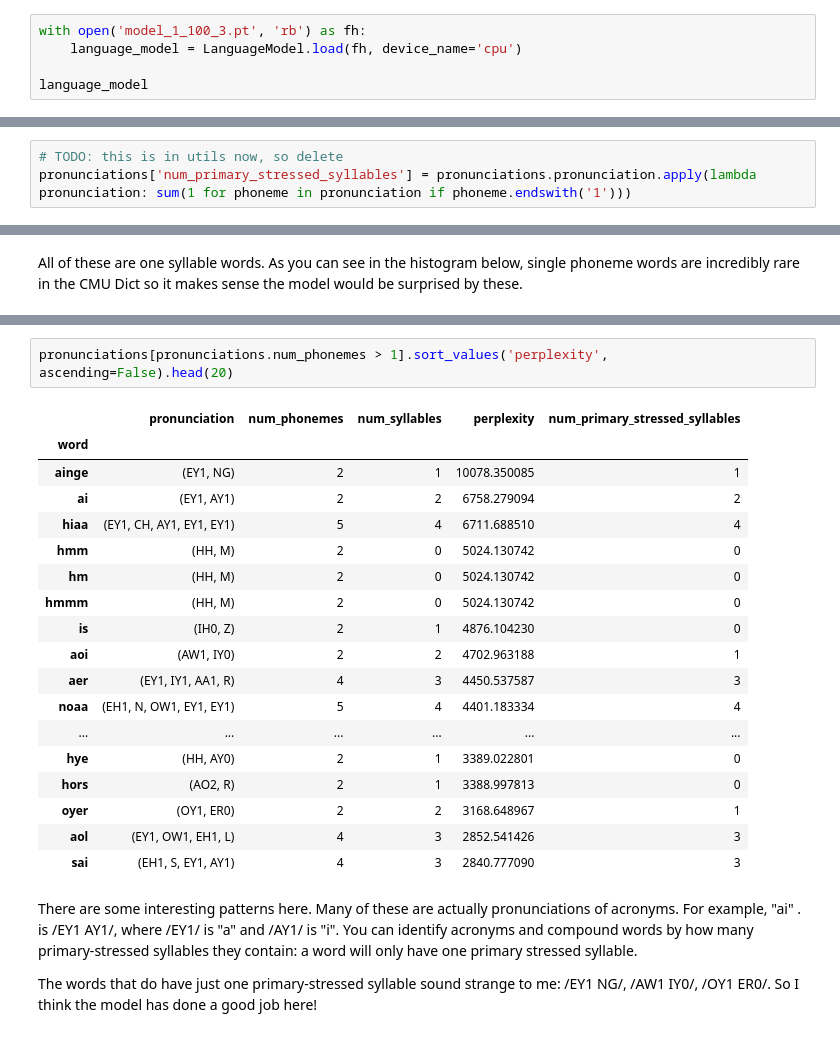
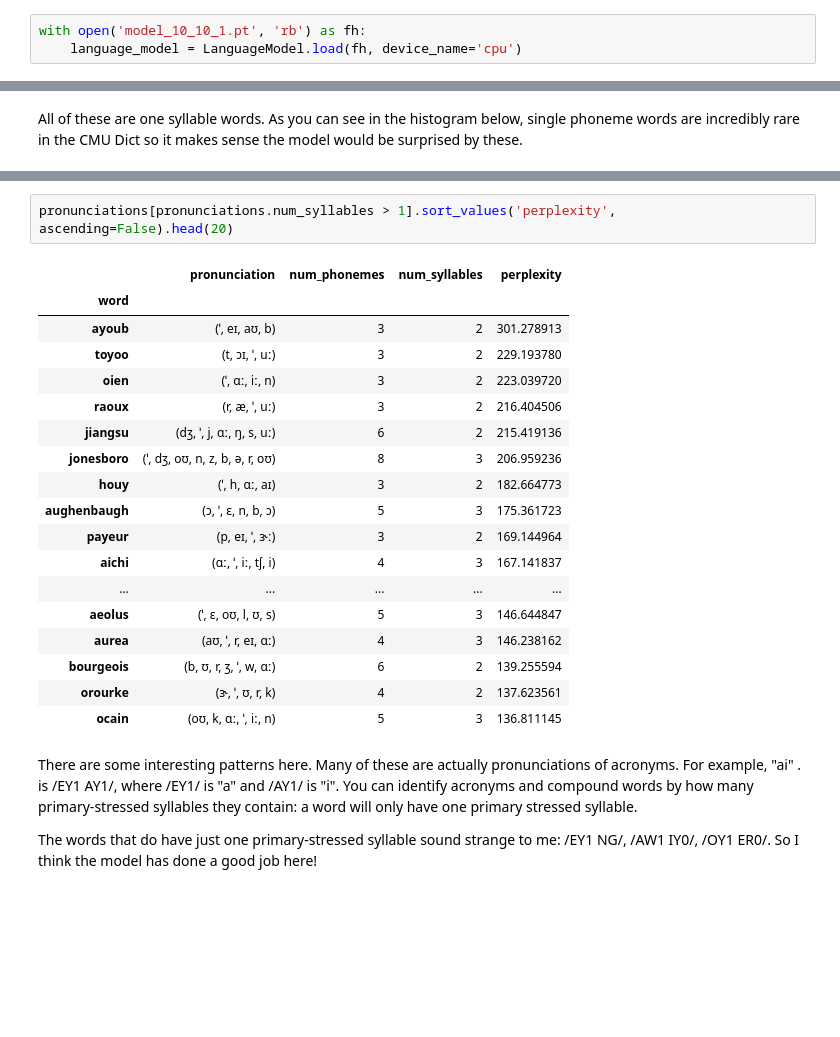
Before and after one commit to colinpollock/sonorant, a Jupyter notebook: Phoneme Exploration.ipynb, the cells around one changed output, grey strips where cells are left out. Cells and saved outputs as stored; diff of their text form; blank space fills up the shorter version.

```diff
--- a/Phoneme Exploration.ipynb
+++ b/Phoneme Exploration.ipynb
@@ -28,7 +28,5 @@ pd.options.display.max_colwidth = 255
 # %% [markdown]
 First I'll load the model that I trained in `Model Training.ipynb`, as well as all of the pronunciations from CMU Dict.
 # %%
-with open('model_1_100_3.pt', 'rb') as fh:
+with open('model_10_10_1.pt', 'rb') as fh:
     language_model = LanguageModel.load(fh, device_name='cpu')
-
-language_model
@@ -60,6 +51,3 @@ Sample of 5 pronunciations:
-# %%
-# TODO: this is in utils now, so delete
-pronunciations['num_primary_stressed_syllables'] = pronunciations.pronunciation.apply(lambda pronunciation: sum(1 for phoneme in pronunciation if phoneme.endswith('1')))
 # %% [markdown]
 ## What Words are the Most and Least Englishy? ##
 Since the model can assign a probability to any pronunciation, I can run it over the entire set of pronunciations in the Pronouncing Dictionary and identify the ones that have high and low likelihood of being English.
@@ -140,24 +125,24 @@ Below are the most perplexing words that have at least two phonemes.
 # %%
-pronunciations[pronunciations.num_phonemes > 1].sort_values('perplexity', ascending=False).head(20)
+pronunciations[pronunciations.num_syllables > 1].sort_values('perplexity', ascending=False).head(20)
 # %% [output]
-|  | pronunciation | num_phonemes | num_syllables | perplexity | num_primary_stressed_syllables |
-| word |  |  |  |  |  |
-| ainge | (EY1, NG) | 2 | 1 | 10078.350085 | 1 |
-| ai | (EY1, AY1) | 2 | 2 | 6758.279094 | 2 |
-| hiaa | (EY1, CH, AY1, EY1, EY1) | 5 | 4 | 6711.688510 | 4 |
-| hmm | (HH, M) | 2 | 0 | 5024.130742 | 0 |
-| hm | (HH, M) | 2 | 0 | 5024.130742 | 0 |
-| hmmm | (HH, M) | 2 | 0 | 5024.130742 | 0 |
-| is | (IH0, Z) | 2 | 1 | 4876.104230 | 0 |
-| aoi | (AW1, IY0) | 2 | 2 | 4702.963188 | 1 |
-| aer | (EY1, IY1, AA1, R) | 4 | 3 | 4450.537587 | 3 |
-| noaa | (EH1, N, OW1, EY1, EY1) | 5 | 4 | 4401.183334 | 4 |
-| ... | ... | ... | ... | ... | ... |
-| hye | (HH, AY0) | 2 | 1 | 3389.022801 | 0 |
-| hors | (AO2, R) | 2 | 1 | 3388.997813 | 0 |
-| oyer | (OY1, ER0) | 2 | 2 | 3168.648967 | 1 |
-| aol | (EY1, OW1, EH1, L) | 4 | 3 | 2852.541426 | 3 |
-| sai | (EH1, S, EY1, AY1) | 4 | 3 | 2840.777090 | 3 |
+|  | pronunciation | num_phonemes | num_syllables | perplexity |
+| word |  |  |  |  |
+| ayoub | (ˈ, eɪ, aʊ, b) | 3 | 2 | 301.278913 |
+| toyoo | (t, ɔɪ, ˈ, uː) | 3 | 2 | 229.193780 |
+| oien | (ˈ, ɑː, iː, n) | 3 | 2 | 223.039720 |
+| raoux | (r, æ, ˈ, uː) | 3 | 2 | 216.404506 |
+| jiangsu | (dʒ, ˈ, j, ɑː, ŋ, s, uː) | 6 | 2 | 215.419136 |
+| jonesboro | (ˈ, dʒ, oʊ, n, z, b, ə, r, oʊ) | 8 | 3 | 206.959236 |
+| houy | (ˈ, h, ɑː, aɪ) | 3 | 2 | 182.664773 |
+| aughenbaugh | (ɔ, ˈ, ɛ, n, b, ɔ) | 5 | 3 | 175.361723 |
+| payeur | (p, eɪ, ˈ, ɝː) | 3 | 2 | 169.144964 |
+| aichi | (ɑː, ˈ, iː, tʃ, i) | 4 | 3 | 167.141837 |
+| ... | ... | ... | ... | ... |
+| aeolus | (ˈ, ɛ, oʊ, l, ʊ, s) | 5 | 3 | 146.644847 |
+| aurea | (aʊ, ˈ, r, eɪ, ɑː) | 4 | 3 | 146.238162 |
+| bourgeois | (b, ʊ, r, ʒ, ˈ, w, ɑː) | 6 | 2 | 139.255594 |
+| orourke | (ɝ, ˈ, ʊ, r, k) | 4 | 2 | 137.623561 |
+| ocain | (oʊ, k, ɑː, ˈ, iː, n) | 5 | 3 | 136.811145 |
 # %% [markdown]
 There are some interesting patterns here. Many of these are actually pronunciations of acronyms. For example, "ai" . is /EY1 AY1/, where /EY1/ is "a" and /AY1/ is "i". You can identify acronyms and compound words by how many primary-stressed syllables they contain: a word will only have one primary stressed syllable.
 
```
Also changed, not shown: parts of 27 cells of this notebook, 1 other file.
